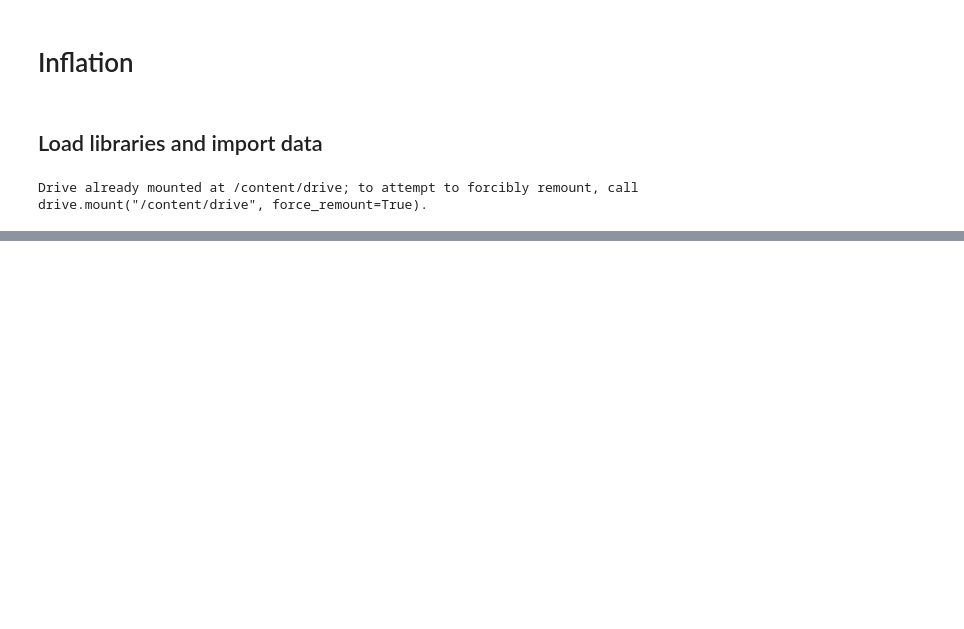
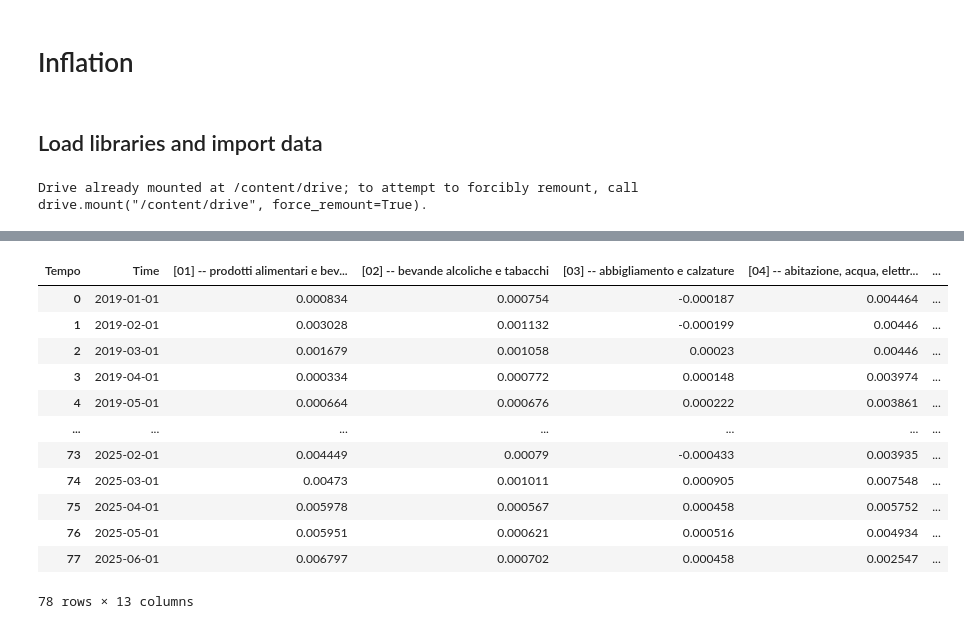
Before and after one commit to Basics2022/bbooks-financial-edu, a Jupyter notebook: code/notebooks/inflation.ipynb, the cells around one changed output, grey strips where cells are left out. Drawn from its saved outputs; the diff is of its cells as text; code cells hidden in the pictures; blank space fills up the shorter version.

```diff
--- a/code/notebooks/inflation.ipynb
+++ b/code/notebooks/inflation.ipynb
@@ -252,0 +328,9 @@ fig.show()
+# %%
+df_weights.index = pd.to_datetime(df_weights.index)
+df_weights = df_weights.asfreq('YS')
+# # df_weights_monthly = df_weights
+df_weights = df_weights.resample('MS').ffill()
+df_weights.index = df_weights.index.to_period('M')
+
+print(df_weights.index)
+print(df_inflation.index)
@@ -252,0 +358,7 @@ fig.show()
+# %%
+common_periods = df_inflation.index.intersection(df_weights.index)
+
+print(df_weights.index)
+print(df_inflation.index)
+
+df_monthly_weights = df_weights.loc[common_periods]
@@ -252,0 +418,6 @@ fig.show()
+# %%
+df_monthly_weights.columns = df_monthly_weights.columns.str.strip()
+df_inflation.columns = df_inflation.columns.str.strip()
+
+df_contributions = df_monthly_weights * df_inflation
+df_contributions
@@ -252,0 +494,18 @@ fig.show()
+# %%
+# Create a new DataFrame by resetting the index and renaming the index column to 'Time'
+df_new = df_contributions.reset_index()
+
+# If the old index had no name, the column will be called 'index', so rename it:
+if 'index' in df_new.columns:
+    df_new = df_new.rename(columns={'index': 'Time'})
+else:
+    # If it has a name, replace that with 'Time'
+    old_name = df_contributions.index.name
+    if old_name is not None and old_name in df_new.columns:
+        df_new = df_new.rename(columns={old_name: 'Time'})
+    else:
+        # If the index has no name and no 'index' column, just add one:
+        df_new['Time'] = df_contributions.index
+
+# Now df_new has a clean 'Time' column and a fresh integer index
+print(df_new.head())
@@ -252,0 +530,16 @@ fig.show()
+# %%
+df_new
+# %% [output]
+| Tempo | Time | [01] -- prodotti alimentari e bev... | [02] -- bevande alcoliche e tabacchi | [03] -- abbigliamento e calzature | [04] -- abitazione, acqua, elettr... | ... |
+| 0 | 2019-01-01 | 0.000834 | 0.000754 | -0.000187 | 0.004464 | ... |
+| 1 | 2019-02-01 | 0.003028 | 0.001132 | -0.000199 | 0.00446 | ... |
+| 2 | 2019-03-01 | 0.001679 | 0.001058 | 0.00023 | 0.00446 | ... |
+| 3 | 2019-04-01 | 0.000334 | 0.000772 | 0.000148 | 0.003974 | ... |
+| 4 | 2019-05-01 | 0.000664 | 0.000676 | 0.000222 | 0.003861 | ... |
+| ... | ... | ... | ... | ... | ... | ... |
+| 73 | 2025-02-01 | 0.004449 | 0.00079 | -0.000433 | 0.003935 | ... |
+| 74 | 2025-03-01 | 0.00473 | 0.001011 | 0.000905 | 0.007548 | ... |
+| 75 | 2025-04-01 | 0.005978 | 0.000567 | 0.000458 | 0.005752 | ... |
+| 76 | 2025-05-01 | 0.005951 | 0.000621 | 0.000516 | 0.004934 | ... |
+| 77 | 2025-06-01 | 0.006797 | 0.000702 | 0.000458 | 0.002547 | ... |
+78 rows × 13 columns
```
Also changed, not shown: parts of 30 cells of this notebook, 1 other file.
